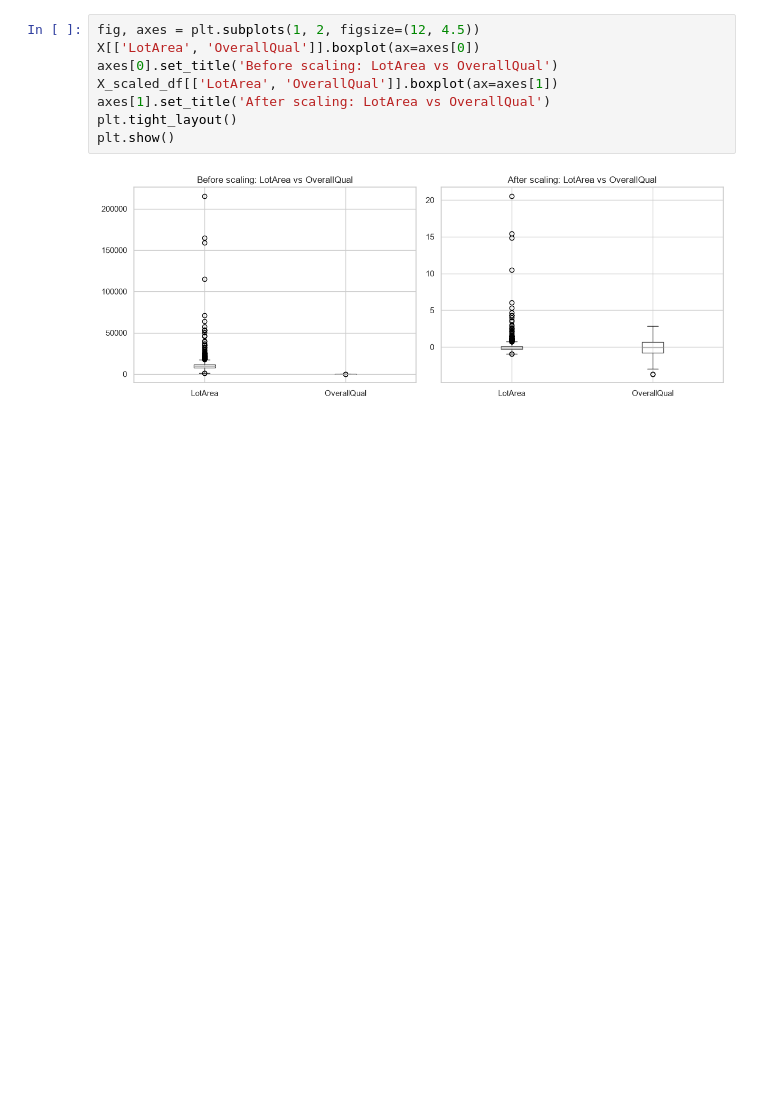
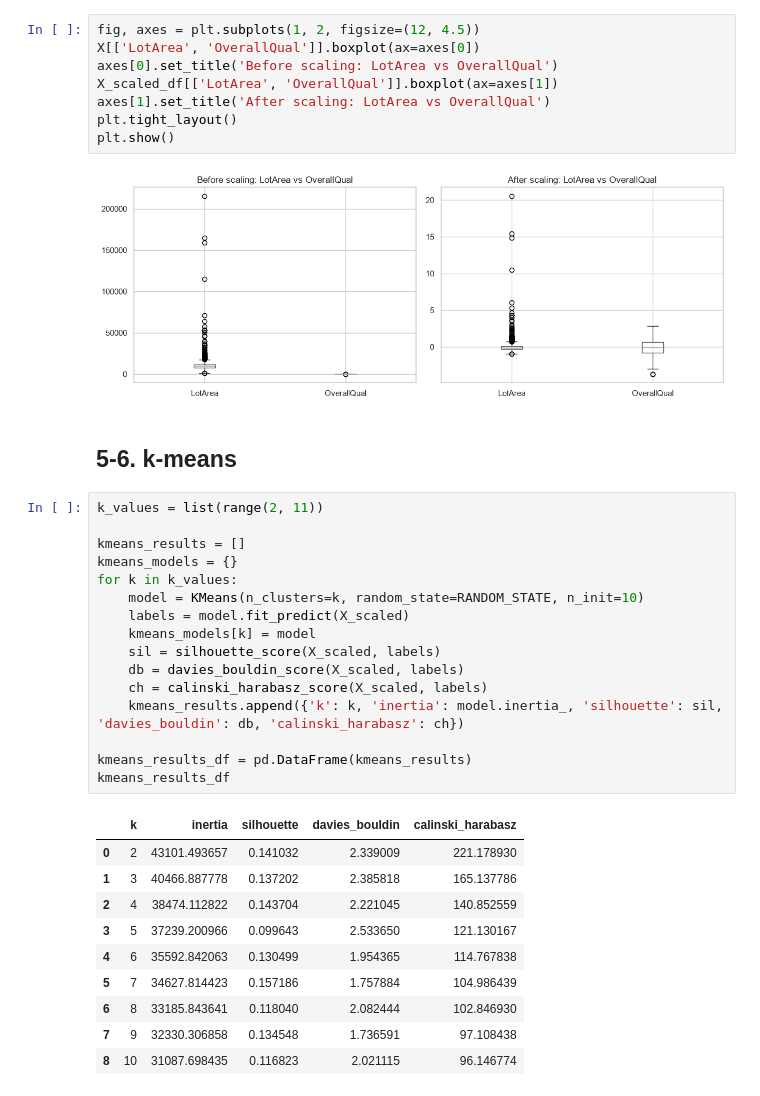
Before and after one commit to anuri-el/Machine-Learning-Technologies, a Jupyter notebook: l5_clustering.ipynb, the cells around one changed output. Saved outputs shown, nothing was run; the diff lists cells and outputs as text; blank space fills up the shorter version.

Commit message:
add k-means evaluation

```diff
--- a/l5_clustering.ipynb
+++ b/l5_clustering.ipynb
@@ -186,3 +184,32 @@ plt.tight_layout()
 plt.show()
 # %% [output]
 [figure]
+# %% [markdown]
+## 5-6. k-means
+# %%
+k_values = list(range(2, 11))
+
+kmeans_results = []
+kmeans_models = {}
+for k in k_values:
+    model = KMeans(n_clusters=k, random_state=RANDOM_STATE, n_init=10)
+    labels = model.fit_predict(X_scaled)
+    kmeans_models[k] = model
+    sil = silhouette_score(X_scaled, labels)
+    db = davies_bouldin_score(X_scaled, labels)
+    ch = calinski_harabasz_score(X_scaled, labels)
+    kmeans_results.append({'k': k, 'inertia': model.inertia_, 'silhouette': sil, 'davies_bouldin': db, 'calinski_harabasz': ch})
+
+kmeans_results_df = pd.DataFrame(kmeans_results)
+kmeans_results_df
+# %% [output]
+|  | k | inertia | silhouette | davies_bouldin | calinski_harabasz |
+| 0 | 2 | 43101.493657 | 0.141032 | 2.339009 | 221.178930 |
+| 1 | 3 | 40466.887778 | 0.137202 | 2.385818 | 165.137786 |
+| 2 | 4 | 38474.112822 | 0.143704 | 2.221045 | 140.852559 |
+| 3 | 5 | 37239.200966 | 0.099643 | 2.533650 | 121.130167 |
+| 4 | 6 | 35592.842063 | 0.130499 | 1.954365 | 114.767838 |
+| 5 | 7 | 34627.814423 | 0.157186 | 1.757884 | 104.986439 |
+| 6 | 8 | 33185.843641 | 0.118040 | 2.082444 | 102.846930 |
+| 7 | 9 | 32330.306858 | 0.134548 | 1.736591 | 97.108438 |
+| 8 | 10 | 31087.698435 | 0.116823 | 2.021115 | 96.146774 |
```
Also changed, not shown: parts of 3 cells of this notebook.
